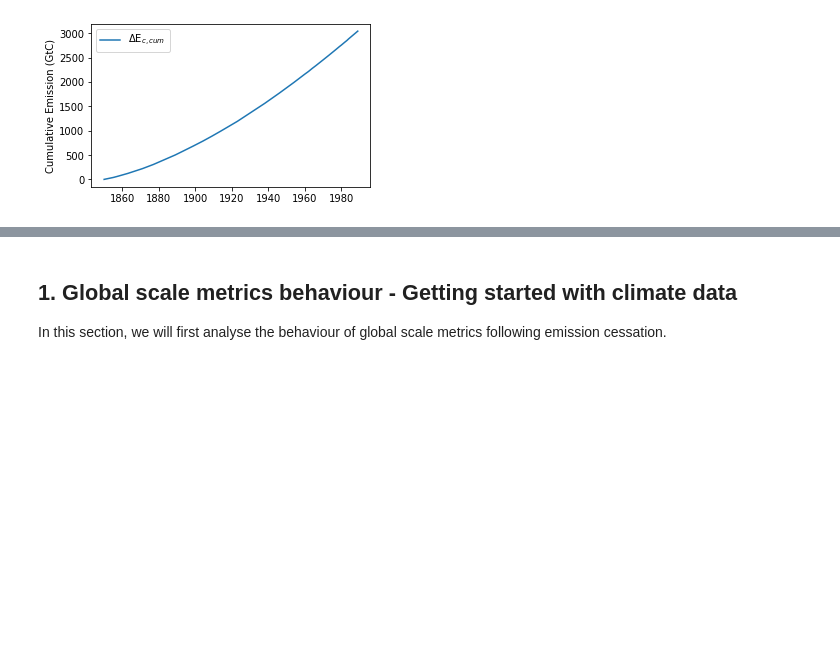
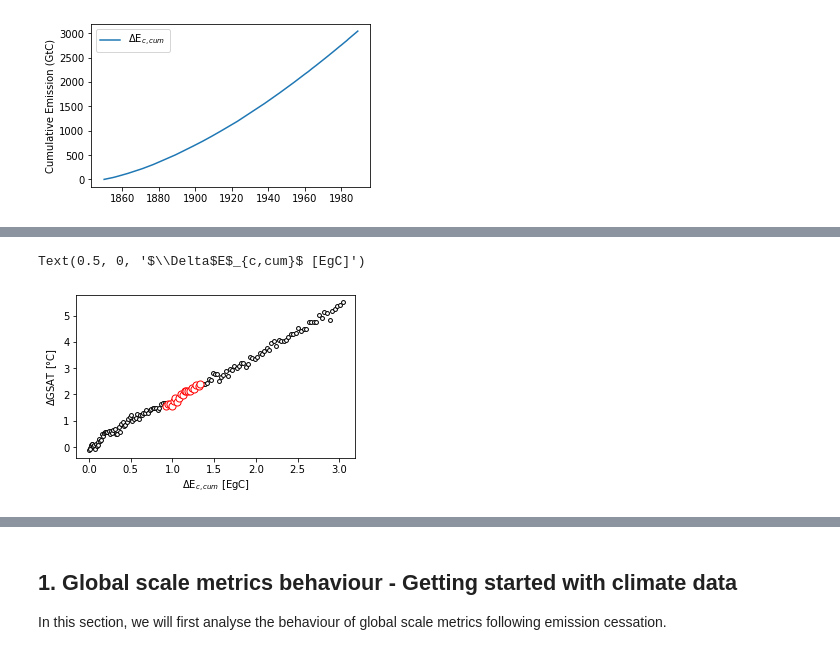
Before and after one commit to acsed-dot/TP-MSOAC-Climate_change, a Jupyter notebook: topics/3-CNRM-ESM2-2_emission_driven.ipynb, the cells around one changed output, grey strips where cells are left out. Drawn from its saved outputs; the diff is of its cells as text; code cells hidden in the pictures; blank space fills up the shorter version.

```diff
--- a/topics/3-CNRM-ESM2-2_emission_driven.ipynb
+++ b/topics/3-CNRM-ESM2-2_emission_driven.ipynb
@@ -405,0 +427,16 @@ Text(0, 0.5, 'Cumulative Emission (GtC)')
+# %%
+# Calculate the index of the 20 years period
+start_year = iyear_2CO2-9
+end_year = iyear_2CO2+10
+# %%
+fig, ax = plt.subplots(1,1, figsize=(5,3))
+
+ax.scatter(conversion_D_Eccum, D_GSAT[0:150], s=15, facecolor="w", edgecolor="k", alpha=1)
+ax.scatter(conversion_D_Eccum[start_year:end_year], D_GSAT[start_year:end_year], facecolor="w", edgecolor="r", s=50, alpha=1)
+
+# aestetic
+ax.set_ylabel("$\Delta$GSAT [°C]")
+ax.set_xlabel("$\Delta$E$_{c,cum}$ [EgC]")
+# %% [output]
+Text(0.5, 0, '$\\Delta$E$_{c,cum}$ [EgC]')
+[figure, added]
```
Also changed, not shown: parts of 23 cells of this notebook, 14 other files.
